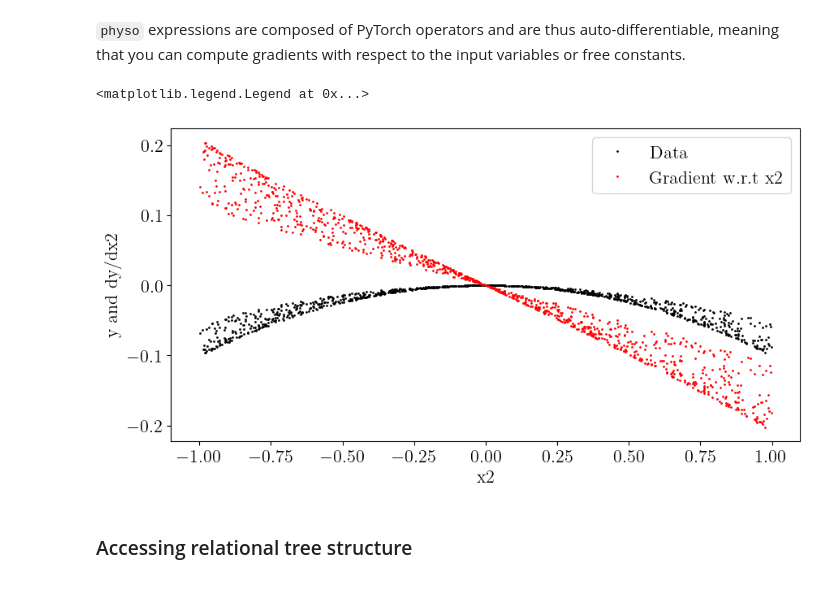
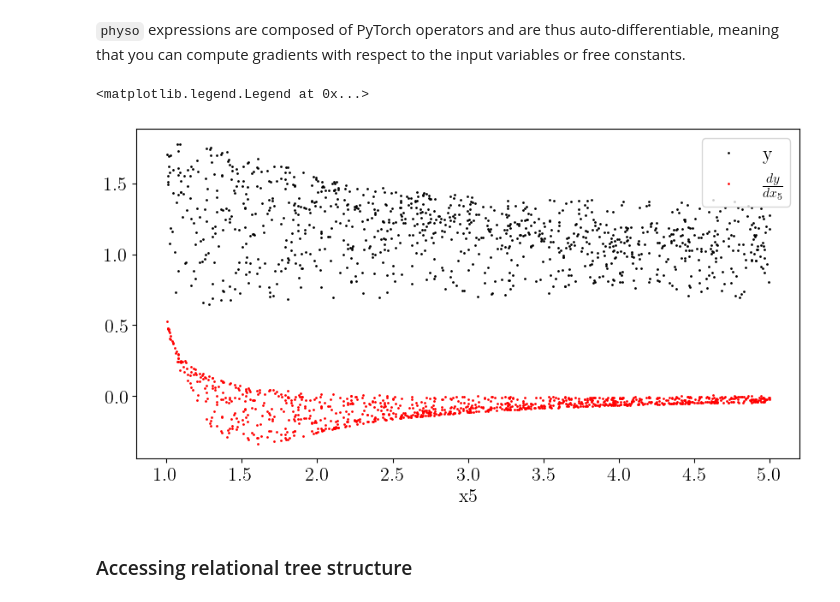
Before and after one commit to WassimTenachi/PhySO, a Jupyter notebook: demos/toolkit/manipulating_expressions.ipynb, the cells around one changed output. Cells and saved outputs as stored; diff of their text form; code cells hidden in the pictures.

```diff
--- a/demos/toolkit/manipulating_expressions.ipynb
+++ b/demos/toolkit/manipulating_expressions.ipynb
@@ -326,7 +338,7 @@ log(cos(c₂⋅x₂))⋅cos(x₆)
 # %%
 # Making synthetic data
 n_samples = 1000
-X = torch.tensor(np.random.uniform(-1, 1, size=(6, n_samples))).to(device)
+X = torch.tensor(np.random.uniform(1, 5, size=(6, n_samples))).to(device)
 X.requires_grad = True
 # Evaluating the expression
 y = expr(X)
@@ -338,17 +350,17 @@ dy = torch.autograd.grad(
     create_graph=True,
     retain_graph=True
 )[0]
-dy_dx2 = dy[1]  # Gradient with respect to x2
+i = 4  # Index of the input variable to compute the gradient with respect to
+dy_dxi = dy[i]  # Gradient with respect to x(i+1)
 # %%
 fig, ax = plt.subplots(1, 1, figsize=(10, 5))
-ax.plot(X[1].detach().cpu().numpy(), y.detach().cpu().numpy(), 'k.', markersize=2, label='Data')
-ax.plot(X[1].detach().cpu().numpy(), dy_dx2.detach().cpu().numpy(), 'r.', markersize=2, label='Gradient w.r.t x2')
-ax.set_xlabel('x2')
-ax.set_ylabel('y and dy/dx2')
+ax.plot(X[i].detach().cpu().numpy(), y.detach().cpu().numpy(), 'k.', markersize=2, label='y')
+ax.plot(X[i].detach().cpu().numpy(), dy_dxi.detach().cpu().numpy(), 'r.', markersize=2, label=r'$\frac{dy}{dx_{%i}}$' % (i+1))
+ax.set_xlabel('x%i' % (i+1))
 ax.legend()
 # %% [output]
 <matplotlib.legend.Legend at 0x...>
-[figure, old version]
+[figure, new version]
 # %% [markdown]
 ### Accessing relational tree structure
 # %% [markdown]
```
Also changed, not shown: parts of 32 cells of this notebook.
